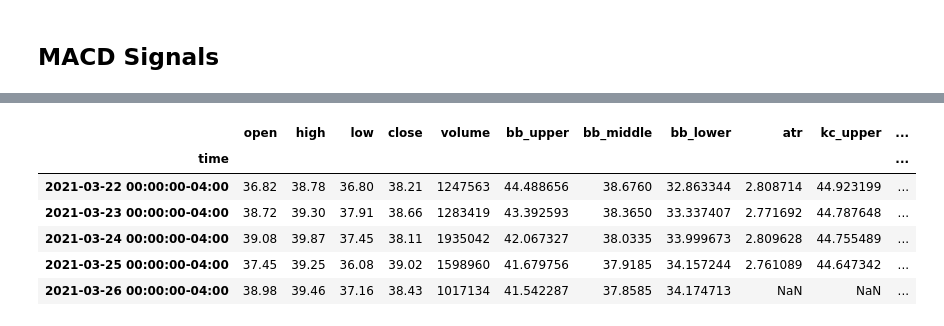
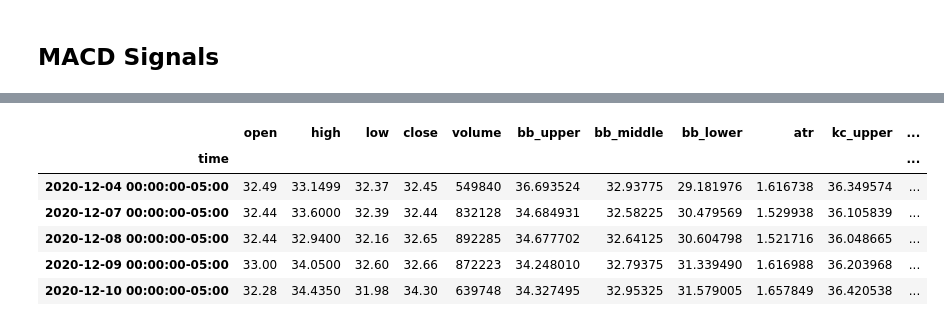
Before and after one commit to jonowens/bookish-fiesta, a Jupyter notebook: analyzer.ipynb, the cells around one changed output, grey strips where cells are left out. Saved outputs shown, nothing was run; the diff lists cells and outputs as text; code cells hidden in the pictures.

```diff
--- a/analyzer.ipynb
+++ b/analyzer.ipynb
@@ -95,11 +104,14 @@ df_updated[['macd', 'macd_signal', 'macd_divergence']].plot(figsize=(20,10), tit
-# %%
-df_updated = signals.bbands_inside_kchannels(df_updated)
-df_updated = signals.
-# %% [output]
-|  | open | high | low | close | volume | bb_upper | bb_middle | bb_lower | atr | kc_upper | ... |
-| time |  |  |  |  |  |  |  |  |  |  | ... |
-| 2021-03-22 00:00:00-04:00 | 36.82 | 38.78 | 36.80 | 38.21 | 1247563 | 44.488656 | 38.6760 | 32.863344 | 2.808714 | 44.923199 | ... |
-| 2021-03-23 00:00:00-04:00 | 38.72 | 39.30 | 37.91 | 38.66 | 1283419 | 43.392593 | 38.3650 | 33.337407 | 2.771692 | 44.787648 | ... |
-| 2021-03-24 00:00:00-04:00 | 39.08 | 39.87 | 37.45 | 38.11 | 1935042 | 42.067327 | 38.0335 | 33.999673 | 2.809628 | 44.755489 | ... |
-| 2021-03-25 00:00:00-04:00 | 37.45 | 39.25 | 36.08 | 39.02 | 1598960 | 41.679756 | 37.9185 | 34.157244 | 2.761089 | 44.647342 | ... |
-| 2021-03-26 00:00:00-04:00 | 38.98 | 39.46 | 37.16 | 38.43 | 1017134 | 41.542287 | 37.8585 | 34.174713 | NaN | NaN | ... |
+# %%
+# Drop nan values
+df_updated.dropna(inplace=True)
+# %%
+# Display dataframe
+df_updated.head()
+# %% [output]
+|  | open | high | low | close | volume | bb_upper | bb_middle | bb_lower | atr | kc_upper | ... |
+| time |  |  |  |  |  |  |  |  |  |  | ... |
+| 2020-12-04 00:00:00-05:00 | 32.49 | 33.1499 | 32.37 | 32.45 | 549840 | 36.693524 | 32.93775 | 29.181976 | 1.616738 | 36.349574 | ... |
+| 2020-12-07 00:00:00-05:00 | 32.44 | 33.6000 | 32.39 | 32.44 | 832128 | 34.684931 | 32.58225 | 30.479569 | 1.529938 | 36.105839 | ... |
+| 2020-12-08 00:00:00-05:00 | 32.44 | 32.9400 | 32.16 | 32.65 | 892285 | 34.677702 | 32.64125 | 30.604798 | 1.521716 | 36.048665 | ... |
+| 2020-12-09 00:00:00-05:00 | 33.00 | 34.0500 | 32.60 | 32.66 | 872223 | 34.248010 | 32.79375 | 31.339490 | 1.616988 | 36.203968 | ... |
+| 2020-12-10 00:00:00-05:00 | 32.28 | 34.4350 | 31.98 | 34.30 | 639748 | 34.327495 | 32.95325 | 31.579005 | 1.657849 | 36.420538 | ... |
```
Also changed, not shown: parts of 11 cells of this notebook, 1 other file.
